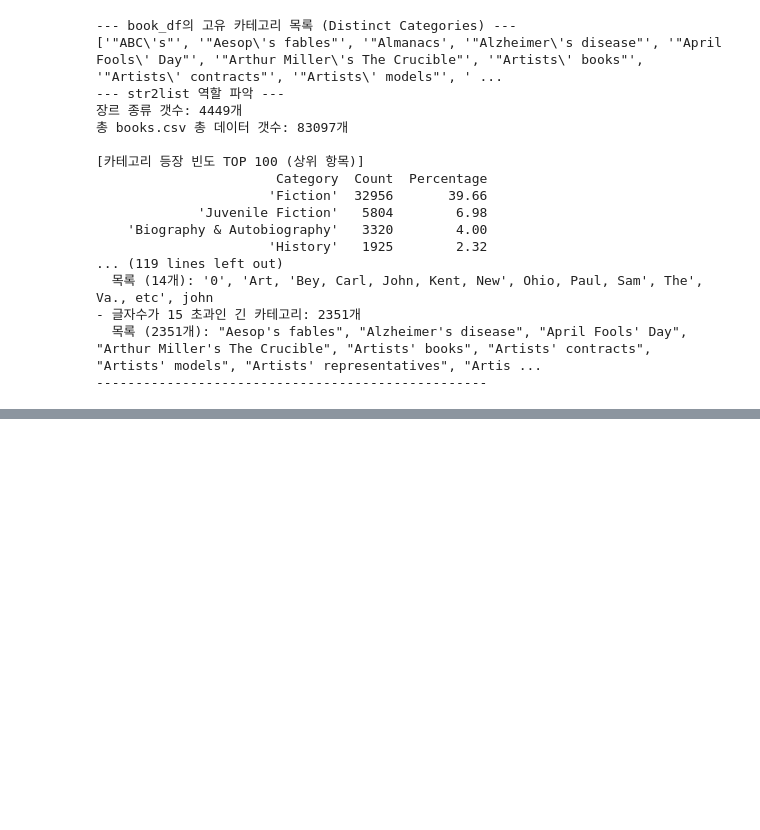
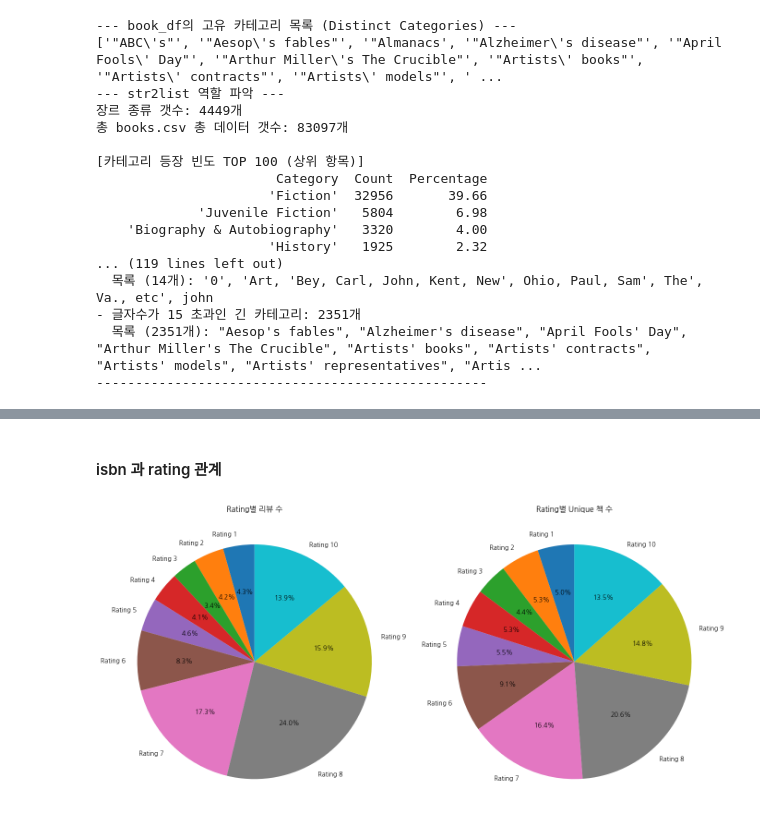
Before and after one commit to boostcampaitech8/pro-recsys-bookratingprediction-recsys-04, a Jupyter notebook: eda/min/02_BOOK_EDA.ipynb, the cells around one changed output, grey strips where cells are left out. Cells and saved outputs as stored; diff of their text form; code cells hidden in the pictures; blank space fills up the shorter version.

```diff
--- a/eda/min/02_BOOK_EDA.ipynb
+++ b/eda/min/02_BOOK_EDA.ipynb
@@ -264,0 +510,49 @@ Cluster 199: ['["children\'s stories, american"]' '["children\'s writings, ameri
+# %% [markdown]
+#### isbn 과 rating 관계
+# %%
+import matplotlib.pyplot as plt
+
+# ================================
+# 0. 기본 세팅
+# ================================
+df = full_df_eda.copy()
+
+df["rating"] = df["rating"].astype(int)
+
+# ================================
+# 1. Rating별 데이터 갯수
+# ================================
+rating_counts = df["rating"].value_counts().sort_index()
+
+# ================================
+# 2. Rating별 유니크 책 갯수
+# ================================
+rating_unique_books = df.groupby("rating")["isbn"].nunique()
+
+# ================================
+# 3. 두 개의 Pie Chart를 한 줄로 출력
+# ================================
+fig, axes = plt.subplots(1, 2, figsize=(14, 7))
+
+# 왼쪽 - 리뷰 수 Pie
+axes[0].pie(
+    rating_counts,
+    labels=[f"Rating {r}" for r in rating_counts.index],
+    autopct="%1.1f%%",
+    startangle=90
+)
+axes[0].set_title("Rating별 리뷰 수")
+
+# 오른쪽 - 유니크 책 수 Pie
+axes[1].pie(
+    rating_unique_books,
+    labels=[f"Rating {r}" for r in rating_unique_books.index],
+    autopct="%1.1f%%",
+    startangle=90
+)
+axes[1].set_title("Rating별 Unique 책 수")
+
+plt.tight_layout()
+plt.show()
+# %% [output]
+[figure, added]
```
Also changed, not shown: parts of 42 cells of this notebook, 50 other files.
